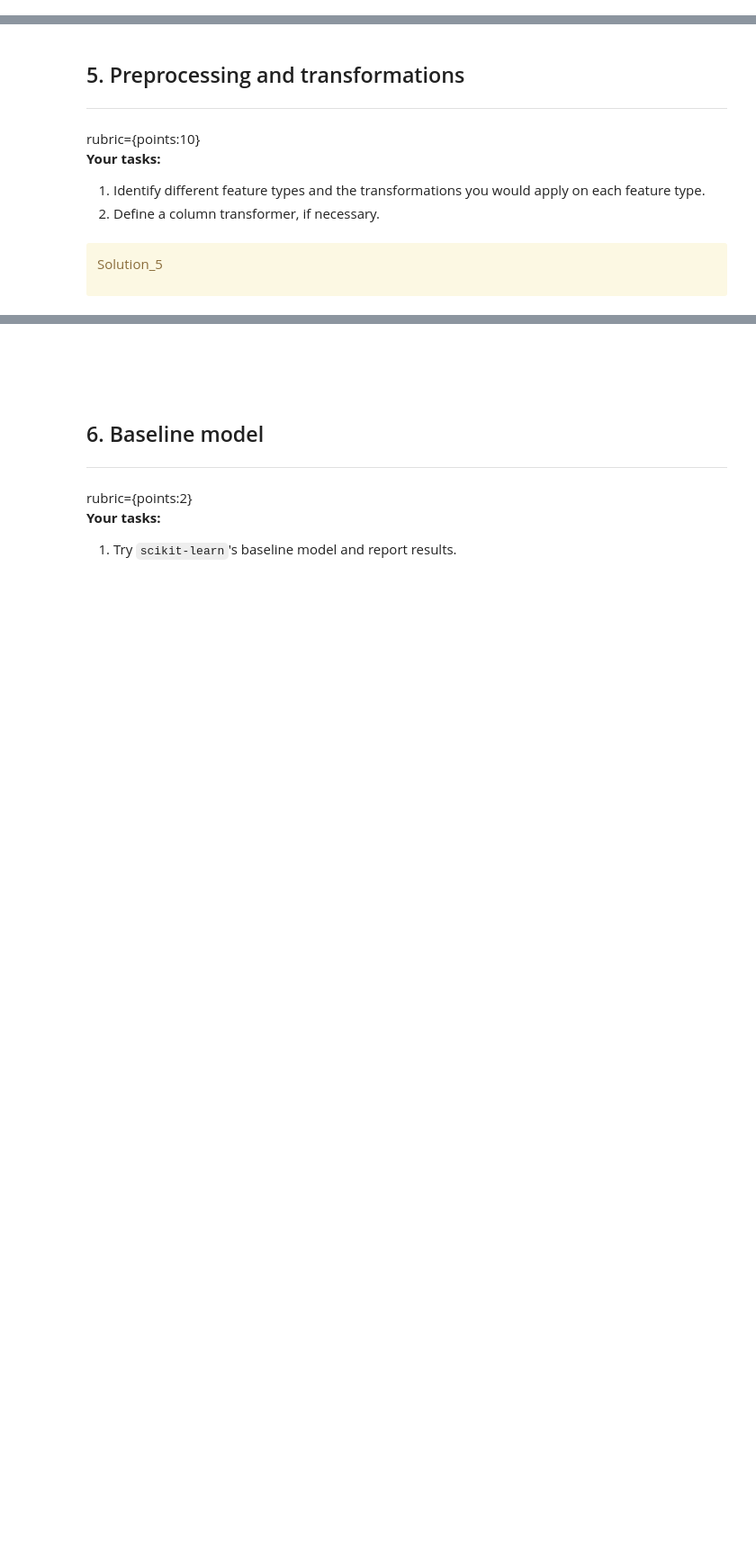
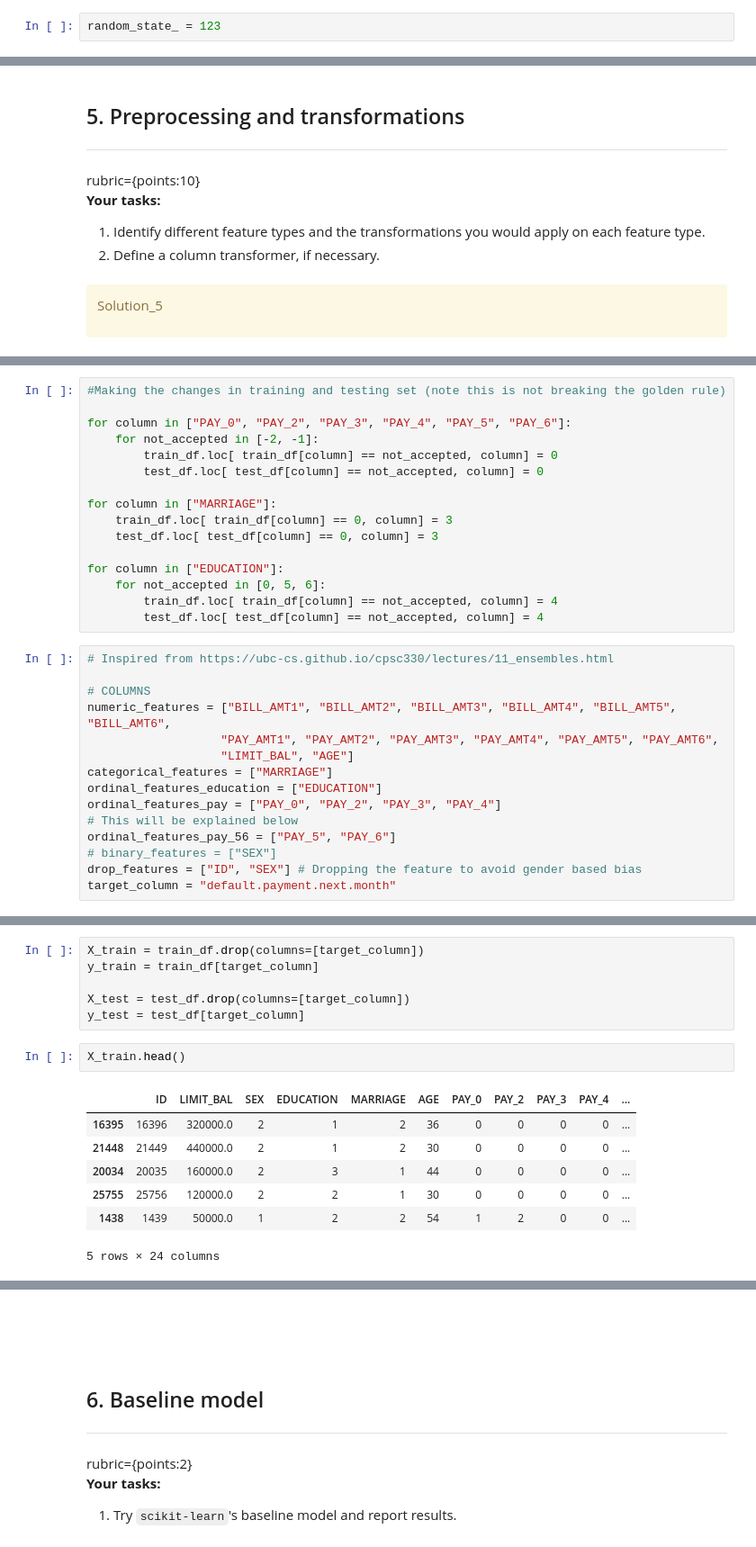
Before and after one commit to angieclra/credit-card-default-analysis, a Jupyter notebook: project.ipynb, the cells around one changed output, grey strips where cells are left out. Shown at 90% size. Saved outputs shown, nothing was run; the diff lists cells and outputs as text; blank space fills up the shorter version.

```diff
--- a/project.ipynb
+++ b/project.ipynb
@@ -59,3 +76,5 @@ import pandas as pd
+# %%
+random_state_ = 123
 # %% [markdown]
 ## Introduction <a name="in"></a>
 
@@ -291,0 +334,31 @@ Solution_5
+# %%
+#Making the changes in training and testing set (note this is not breaking the golden rule)
+
+for column in ["PAY_0", "PAY_2", "PAY_3", "PAY_4", "PAY_5", "PAY_6"]:
+    for not_accepted in [-2, -1]:
+        train_df.loc[ train_df[column] == not_accepted, column] = 0
+        test_df.loc[ test_df[column] == not_accepted, column] = 0
+
+for column in ["MARRIAGE"]:
+    train_df.loc[ train_df[column] == 0, column] = 3
+    test_df.loc[ test_df[column] == 0, column] = 3
+
+for column in ["EDUCATION"]:
+    for not_accepted in [0, 5, 6]:
+        train_df.loc[ train_df[column] == not_accepted, column] = 4
+        test_df.loc[ test_df[column] == not_accepted, column] = 4
+# %%
+# Inspired from https://ubc-cs.github.io/cpsc330/lectures/11_ensembles.html
+
+# COLUMNS
+numeric_features = ["BILL_AMT1", "BILL_AMT2", "BILL_AMT3", "BILL_AMT4", "BILL_AMT5", "BILL_AMT6",
+                   "PAY_AMT1", "PAY_AMT2", "PAY_AMT3", "PAY_AMT4", "PAY_AMT5", "PAY_AMT6",
+                   "LIMIT_BAL", "AGE"]
+categorical_features = ["MARRIAGE"]
+ordinal_features_education = ["EDUCATION"]
+ordinal_features_pay = ["PAY_0", "PAY_2", "PAY_3", "PAY_4"]
+# This will be explained below
+ordinal_features_pay_56 = ["PAY_5", "PAY_6"]
+# binary_features = ["SEX"]
+drop_features = ["ID", "SEX"] # Dropping the feature to avoid gender based bias
+target_column = "default.payment.next.month"
@@ -291,0 +426,16 @@ Solution_5
+# %%
+X_train = train_df.drop(columns=[target_column])
+y_train = train_df[target_column]
+
+X_test = test_df.drop(columns=[target_column])
+y_test = test_df[target_column]
+# %%
+X_train.head()
+# %% [output]
+|  | ID | LIMIT_BAL | SEX | EDUCATION | MARRIAGE | AGE | PAY_0 | PAY_2 | PAY_3 | PAY_4 | ... |
+| 16395 | 16396 | 320000.0 | 2 | 1 | 2 | 36 | 0 | 0 | 0 | 0 | ... |
+| 21448 | 21449 | 440000.0 | 2 | 1 | 2 | 30 | 0 | 0 | 0 | 0 | ... |
+| 20034 | 20035 | 160000.0 | 2 | 3 | 1 | 44 | 0 | 0 | 0 | 0 | ... |
+| 25755 | 25756 | 120000.0 | 2 | 2 | 1 | 30 | 0 | 0 | 0 | 0 | ... |
+| 1438 | 1439 | 50000.0 | 1 | 2 | 2 | 54 | 1 | 2 | 0 | 0 | ... |
+5 rows × 24 columns
```
Also changed, not shown: parts of 19 cells of this notebook, 1 other file.
